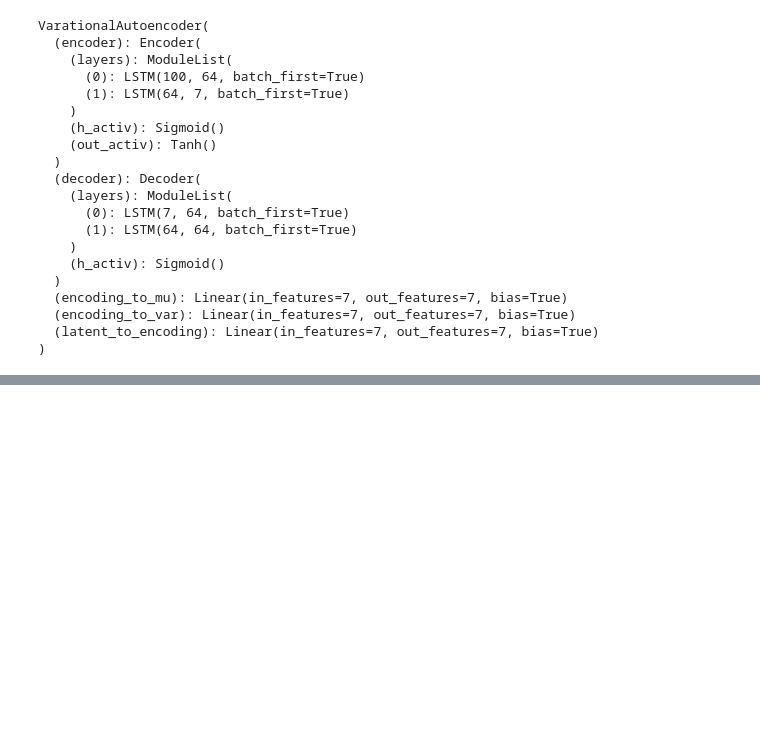
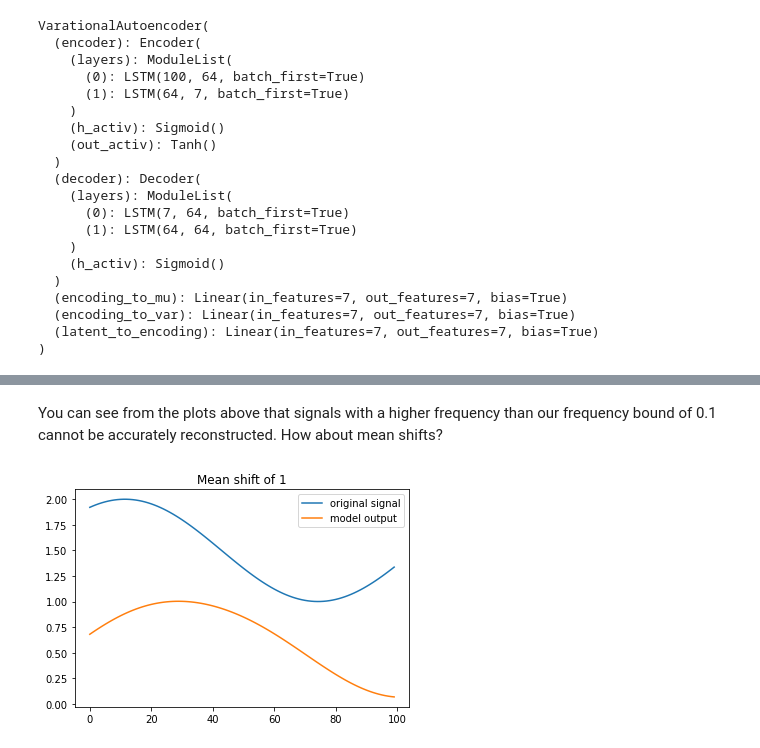
Before and after one commit to johnnyd710/aurelius, a Jupyter notebook: notebooks/tutorial.ipynb, the cells around one changed output, grey strips where cells are left out. Cells and saved outputs as stored; diff of their text form; code cells hidden in the pictures; blank space fills up the shorter version.

```diff
--- a/notebooks/tutorial.ipynb
+++ b/notebooks/tutorial.ipynb
@@ -66,0 +83,17 @@ compare(freq = 0.15, phase=0.05, title='freq=.15')
+# %% [markdown]
+You can see from the plots above that signals with a higher frequency than our frequency bound of 0.1 cannot be accurately reconstructed. How about mean shifts?
+# %%
+MEAN_SHIFT = 1
+TITLE = 'Mean shift of 1'
+freq = 0.05
+phase = 1
+sine = [((np.sin(freq * j + phase) + 1)*0.5) + MEAN_SHIFT for j in range(TIMESTEPS)]
+tensor_sine = torch.tensor(sine).unsqueeze(0).float()
+out = model(tensor_sine).squeeze().data
+plt.plot(sine, label='original signal')
+plt.plot(out, label='model output')
+plt.legend()
+plt.title(TITLE)
+plt.show()
+# %% [output]
+[figure, added]
```
Also changed, not shown: parts of 11 cells of this notebook, 2 other files.
